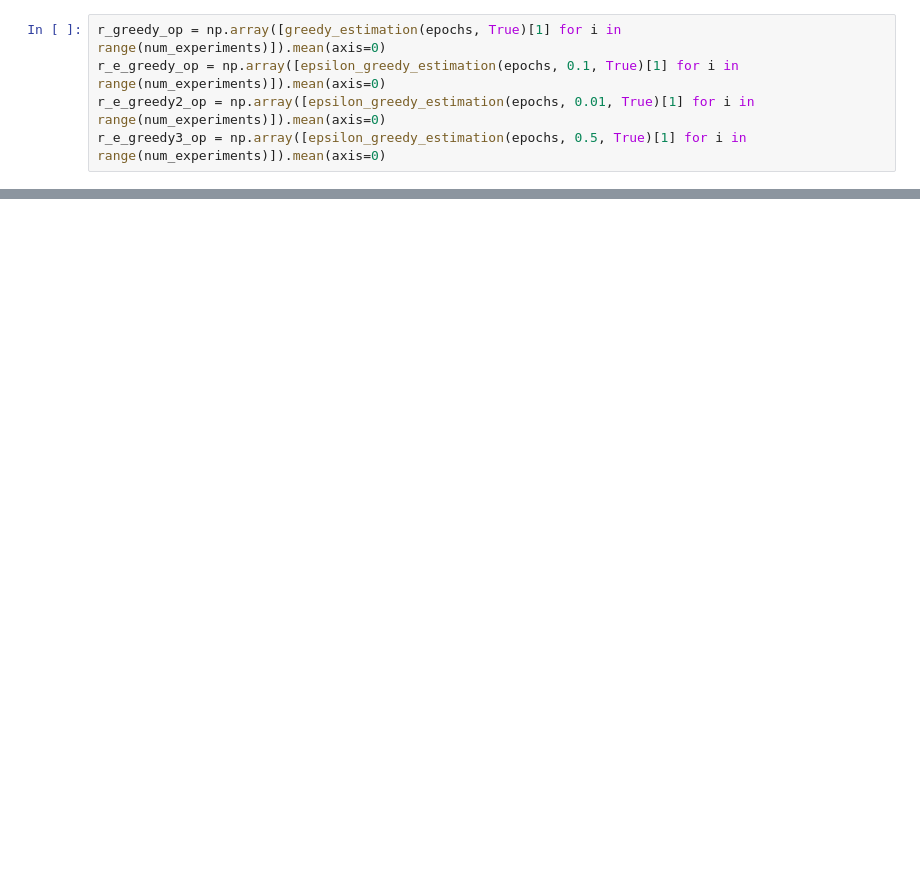
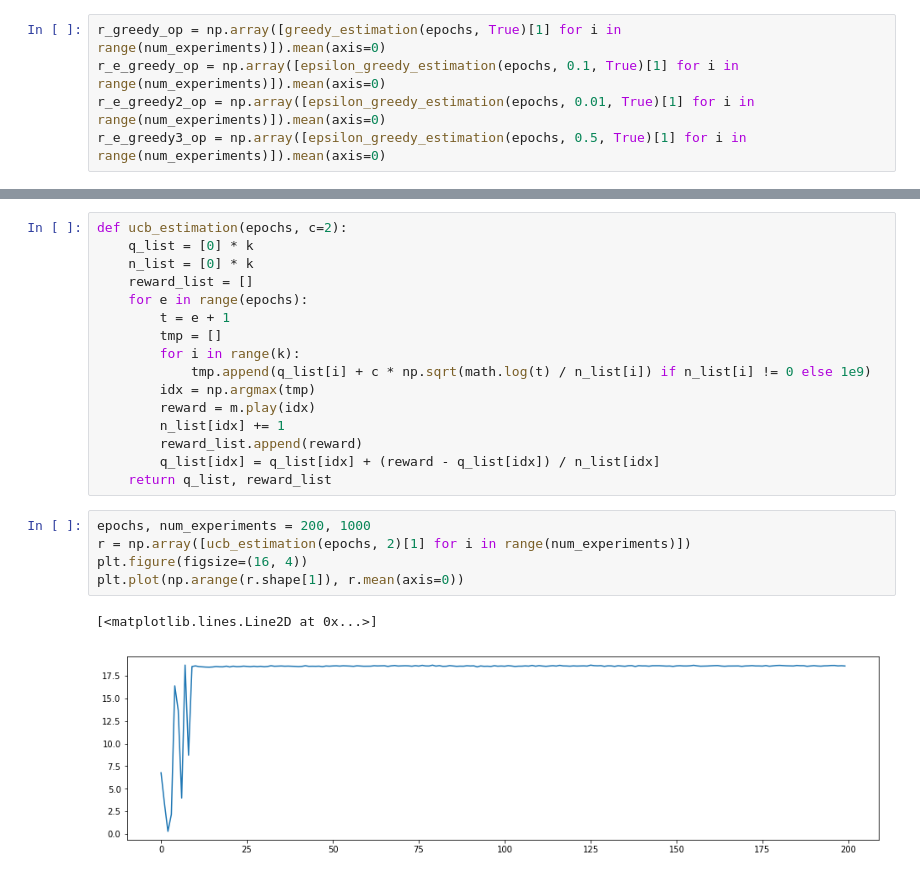
Before and after one commit to Davidham3/reinforcement-learning, a Jupyter notebook: multi-armed_bandits/multi-armed bandits.ipynb, the cells around one changed output, grey strips where cells are left out. Saved outputs shown, nothing was run; the diff lists cells and outputs as text; blank space fills up the shorter version.

```diff
--- a/multi-armed_bandits/multi-armed bandits.ipynb
+++ b/multi-armed_bandits/multi-armed bandits.ipynb
@@ -174,0 +212,24 @@ plt.legend()
+# %%
+def ucb_estimation(epochs, c=2):
+    q_list = [0] * k
+    n_list = [0] * k
+    reward_list = []
+    for e in range(epochs):
+        t = e + 1
+        tmp = []
+        for i in range(k):
+            tmp.append(q_list[i] + c * np.sqrt(math.log(t) / n_list[i]) if n_list[i] != 0 else 1e9)
+        idx = np.argmax(tmp)
+        reward = m.play(idx)
+        n_list[idx] += 1
+        reward_list.append(reward)
+        q_list[idx] = q_list[idx] + (reward - q_list[idx]) / n_list[idx]
+    return q_list, reward_list
+# %%
+epochs, num_experiments = 200, 1000
+r = np.array([ucb_estimation(epochs, 2)[1] for i in range(num_experiments)])
+plt.figure(figsize=(16, 4))
+plt.plot(np.arange(r.shape[1]), r.mean(axis=0))
+# %% [output]
+[<matplotlib.lines.Line2D at 0x...>]
+[figure, added]
```
Also changed, not shown: parts of 18 cells of this notebook.
